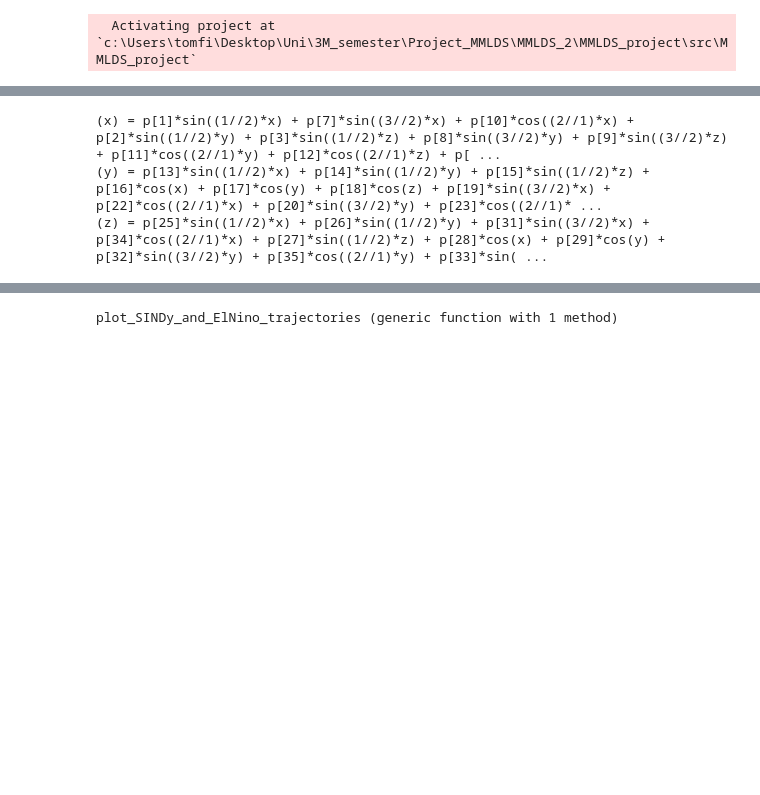
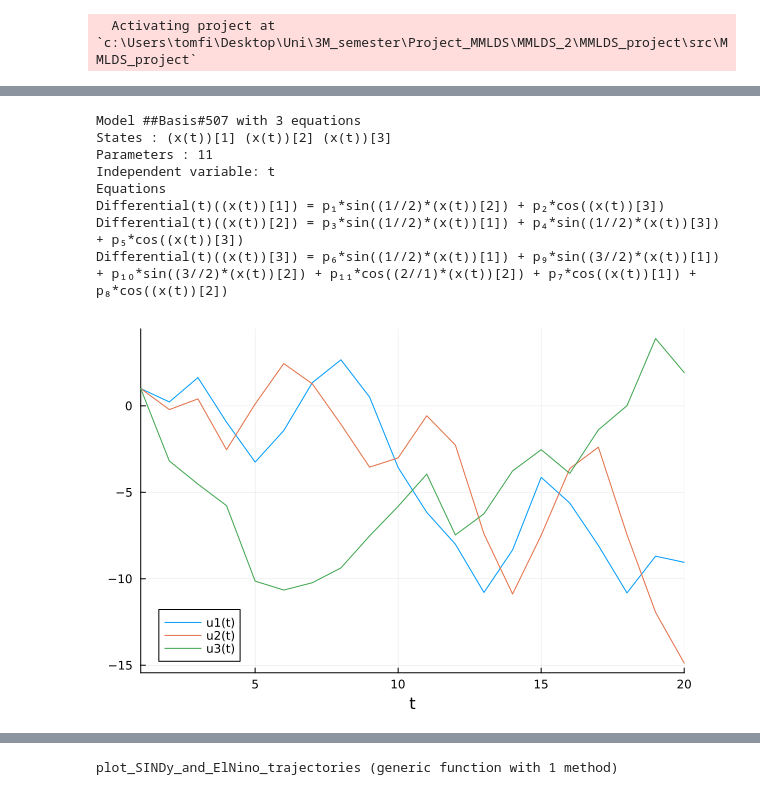
Before and after one commit to TobiasGerwald/MMLDS_project, a Jupyter notebook: src/SINDy_El_Nino.ipynb, the cells around one changed output, grey strips where cells are left out. Drawn from its saved outputs; the diff is of its cells as text; code cells hidden in the pictures; blank space fills up the shorter version.

```diff
--- a/src/SINDy_El_Nino.ipynb
+++ b/src/SINDy_El_Nino.ipynb
@@ -135,41 +156,39 @@ Difference(t; dt=1.0, update=false)(z(t)) = p₂₅*sin((1//2)*x(t)) + p₂₆*s
-# %%
-#this has to be done by hand right now
-
-x,y,z = ddsol.basis
-x_truncated = replace(string(x), "(t)" => "")
-x_truncated = replace(x_truncated, "Difference(t; dt=1.0, update=false)" => "")
-x_truncated = replace(x_truncated, "~" => "=")
-#x_truncated = replace(x_truncated, "₁" => "["*string(1)*"]")
-for i in length(ddsol.prob.p):-1:1
-    number = string(i)
-    sub_number = sub(number)
-    s = "["*string(i)*"]"
-    x_truncated = replace(x_truncated, sub_number => "[" * string(i) * "]")
-end
-println(x_truncated)
-x_truncated = replace(string(y), "(t)" => "")
-x_truncated = replace(x_truncated, "Difference(t; dt=1.0, update=false)" => "")
-x_truncated = replace(x_truncated, "~" => "=")
-#x_truncated = replace(x_truncated, "₁" => "["*string(1)*"]")
-for i in length(ddsol.prob.p):-1:1
-    number = string(i)
-    sub_number = sub(number)
-    s = "["*string(i)*"]"
-    x_truncated = replace(x_truncated, sub_number => "[" * string(i) * "]")
-end
-println(x_truncated)
-x_truncated = replace(string(z), "(t)" => "")
-x_truncated = replace(x_truncated, "Difference(t; dt=1.0, update=false)" => "")
-x_truncated = replace(x_truncated, "~" => "=")
-#x_truncated = replace(x_truncated, "₁" => "["*string(1)*"]")
-for i in length(ddsol.prob.p):-1:1
-    number = string(i)
-    sub_number = sub(number)
-    s = "["*string(i)*"]"
-    x_truncated = replace(x_truncated, sub_number => "[" * string(i) * "]")
-end
-println(x_truncated)
-# %% [output]
-(x) = p[1]*sin((1//2)*x) + p[7]*sin((3//2)*x) + p[10]*cos((2//1)*x) + p[2]*sin((1//2)*y) + p[3]*sin((1//2)*z) + p[8]*sin((3//2)*y) + p[9]*sin((3//2)*z) + p[11]*cos((2//1)*y) + p[12]*cos((2//1)*z) + p[ ...
-(y) = p[13]*sin((1//2)*x) + p[14]*sin((1//2)*y) + p[15]*sin((1//2)*z) + p[16]*cos(x) + p[17]*cos(y) + p[18]*cos(z) + p[19]*sin((3//2)*x) + p[22]*cos((2//1)*x) + p[20]*sin((3//2)*y) + p[23]*cos((2//1)* ...
-(z) = p[25]*sin((1//2)*x) + p[26]*sin((1//2)*y) + p[31]*sin((3//2)*x) + p[34]*cos((2//1)*x) + p[27]*sin((1//2)*z) + p[28]*cos(x) + p[29]*cos(y) + p[32]*sin((3//2)*y) + p[35]*cos((2//1)*y) + p[33]*sin( ...
+# %%
+#shrink the dimensions to see if it is working
+#we have to make more basis variables
+#x_sindy = X_vector[1:3,:]
+
+ode_sol = create_data()
+
+#lasso parameter lambda cannot be smaller than 1e-2, otherwise an error occurs
+#ddsol = train_SINDy(ode_sol, 4 , 1e-1, 1e-1, n = 4)
+ddsol = train_SINDy(ode_sol, 1e-1, 1e-1, basis = "fourier_basis",n = 4)
+ddsol.prob.p[1]
+
+function recovered_dynamics(u,p,t)
+    return ddsol(u,p,t)
+end
+
+function create_SINDy_trajectory(x0 = [1.,1.,1.],dt = 1, tstart = 1., tend = 20.)
+
+    p_SINDy = ddsol.prob.p
+    tspan = (tstart, tend)
+    saveat = tstart:dt:tend
+
+    prob = ODEProblem(recovered_dynamics, x0, tspan, p_SINDy)
+    sol = solve(prob, Tsit5(), saveat=saveat)
+
+    return sol
+end
+sol_sindy = create_SINDy_trajectory()
+plot(sol_sindy)
+# %% [output]
+Model ##Basis#507 with 3 equations
+States : (x(t))[1] (x(t))[2] (x(t))[3]
+Parameters : 11
+Independent variable: t
+Equations
+Differential(t)((x(t))[1]) = p₁*sin((1//2)*(x(t))[2]) + p₂*cos((x(t))[3])
+Differential(t)((x(t))[2]) = p₃*sin((1//2)*(x(t))[1]) + p₄*sin((1//2)*(x(t))[3]) + p₅*cos((x(t))[3])
+Differential(t)((x(t))[3]) = p₆*sin((1//2)*(x(t))[1]) + p₉*sin((3//2)*(x(t))[1]) + p₁₀*sin((3//2)*(x(t))[2]) + p₁₁*cos((2//1)*(x(t))[2]) + p₇*cos((x(t))[1]) + p₈*cos((x(t))[2])
+[figure, added]
```
Also changed, not shown: parts of 15 cells of this notebook.
